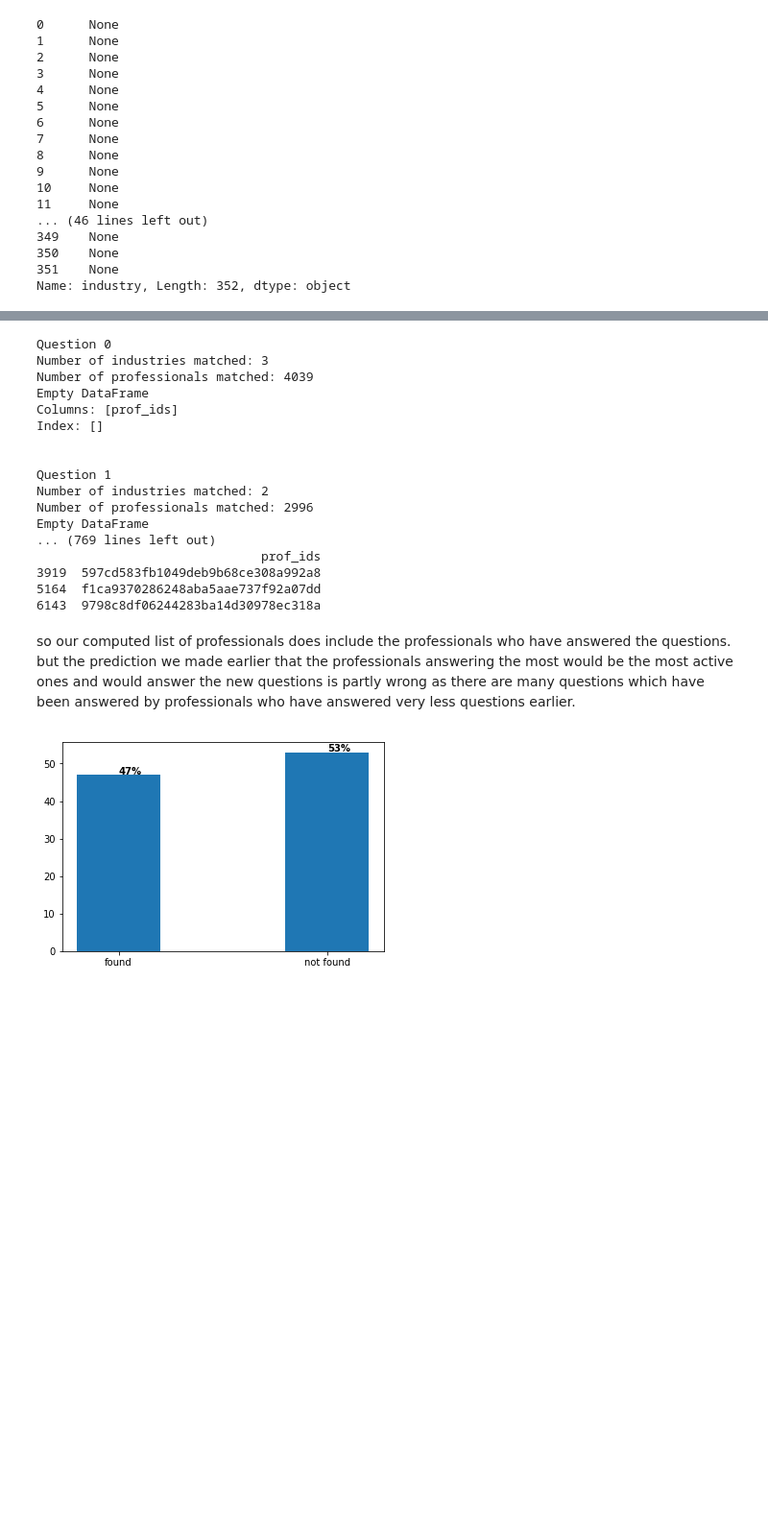
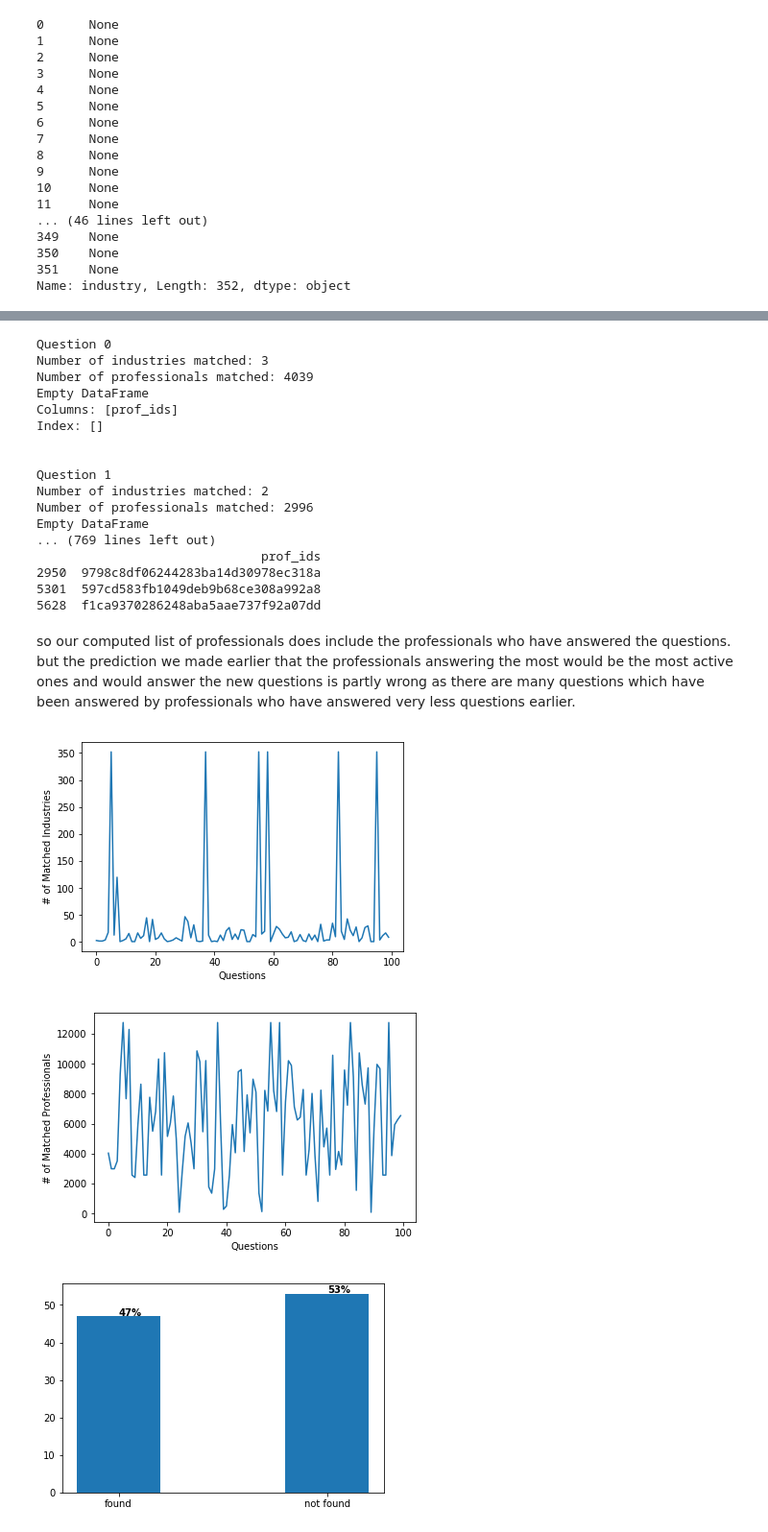
Before and after one commit to artisingh0913/CareerVillage-Recommender-System, a Jupyter notebook: Index.ipynb, the cells around one changed output, grey strips where cells are left out. Shown at 96% size. Saved outputs shown, nothing was run; the diff lists cells and outputs as text; code cells hidden in the pictures; blank space fills up the shorter version.

```diff
--- a/Index.ipynb
+++ b/Index.ipynb
@@ -452,6 +411,8 @@ count_found = 0
 count_not_found = 0
 
 likely_profs = []
+num_profs = list()
+num_inds = list()
 # testing the method on 100 new questions
 for i in range(0, 100):
     print("Question {}".format(i))
@@ -468,6 +429,7 @@ for i in range(0, 100):
     profs_list = profs['answers_author_id']
     # checking the predicted list contains the professionals who did answer the question
     print(likely_profs[likely_profs['prof_ids'].isin(profs_list)])
+
     if len(likely_profs[likely_profs['prof_ids'].isin(profs_list)]) == 0:
         count_not_found += 1
     else:
@@ -489,12 +451,30 @@ Number of professionals matched: 2996
 Empty DataFrame
 ... (769 lines left out)
                               prof_ids
-3919  597cd583fb1049deb9b68ce308a992a8
-5164  f1ca9370286248aba5aae737f92a07dd
-6143  9798c8df06244283ba14d30978ec318a
+2950  9798c8df06244283ba14d30978ec318a
+5301  597cd583fb1049deb9b68ce308a992a8
+5628  f1ca9370286248aba5aae737f92a07dd
 # %% [markdown]
 so our computed list of professionals does include the professionals who have answered the questions.
 but the prediction we made earlier that the professionals answering the most would be the most active ones and would answer the new questions is partly wrong as there are many questions which have been answered by professionals who have answered very less questions earlier.
+# %%
+def plot_line(arr_inds, arr_profs):
+    fig, ax = plt.subplots()
+    plt.plot(range(0,100), arr_inds)
+#     ax.set_yticks([0, 10, 15, 100, 150, 200, 300, 350])
+    ax.set_xlabel('Questions')
+    ax.set_ylabel('# of Matched Industries')
+
+    fig1, ax1 = plt.subplots()
+    plt.plot(range(0,100), arr_profs)
+#     ax.set_yticks([0, 10, 15, 100, 150, 200, 300, 350])
+    ax1.set_xlabel('Questions')
+    ax1.set_ylabel('# of Matched Professionals')
+
+plot_line(num_inds, num_profs)
+# %% [output]
+[figure, added]
+[figure, added]
 # %%
 counts = [count_found, count_not_found]
 def plot_bar(counts):
```
Also changed, not shown: parts of 42 cells of this notebook.
